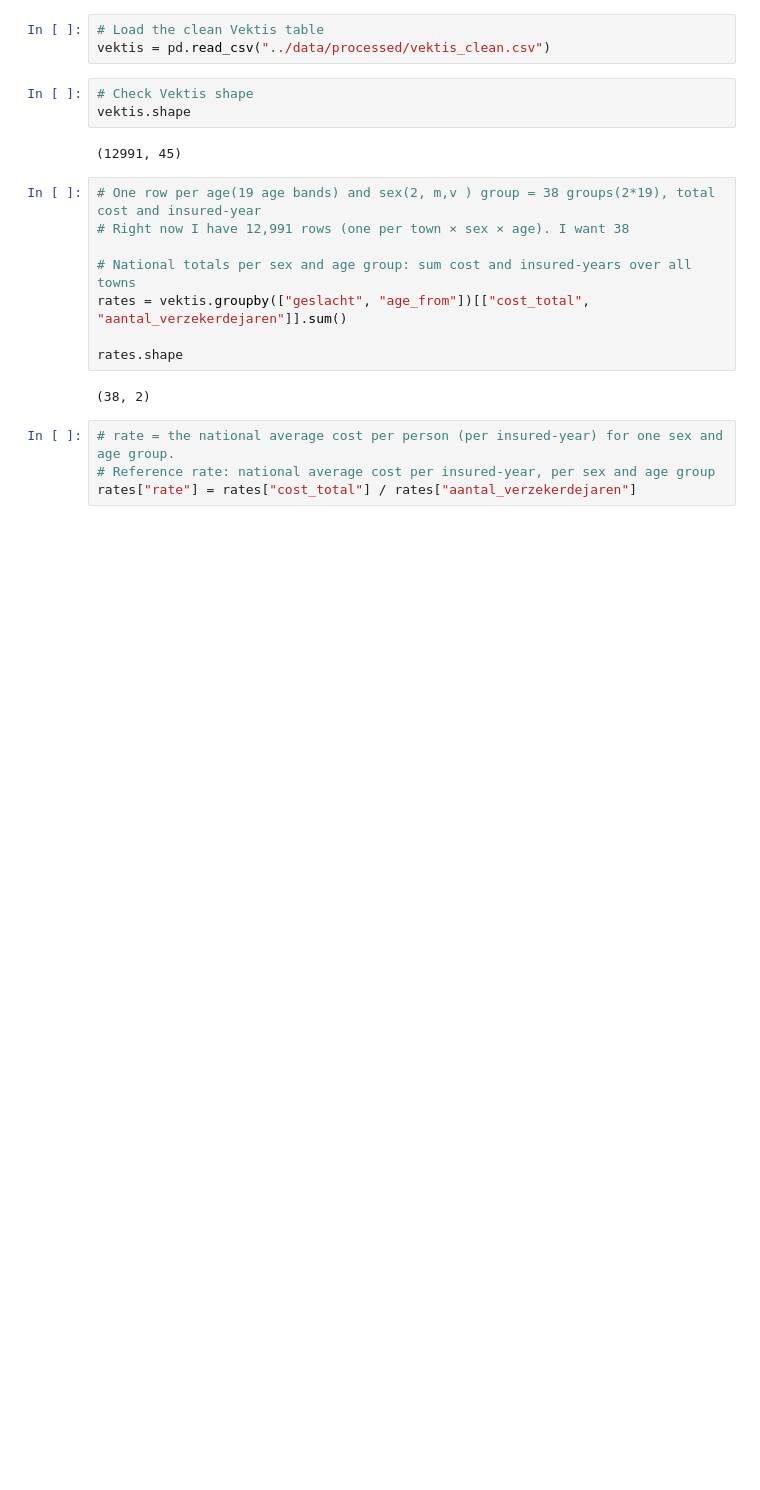
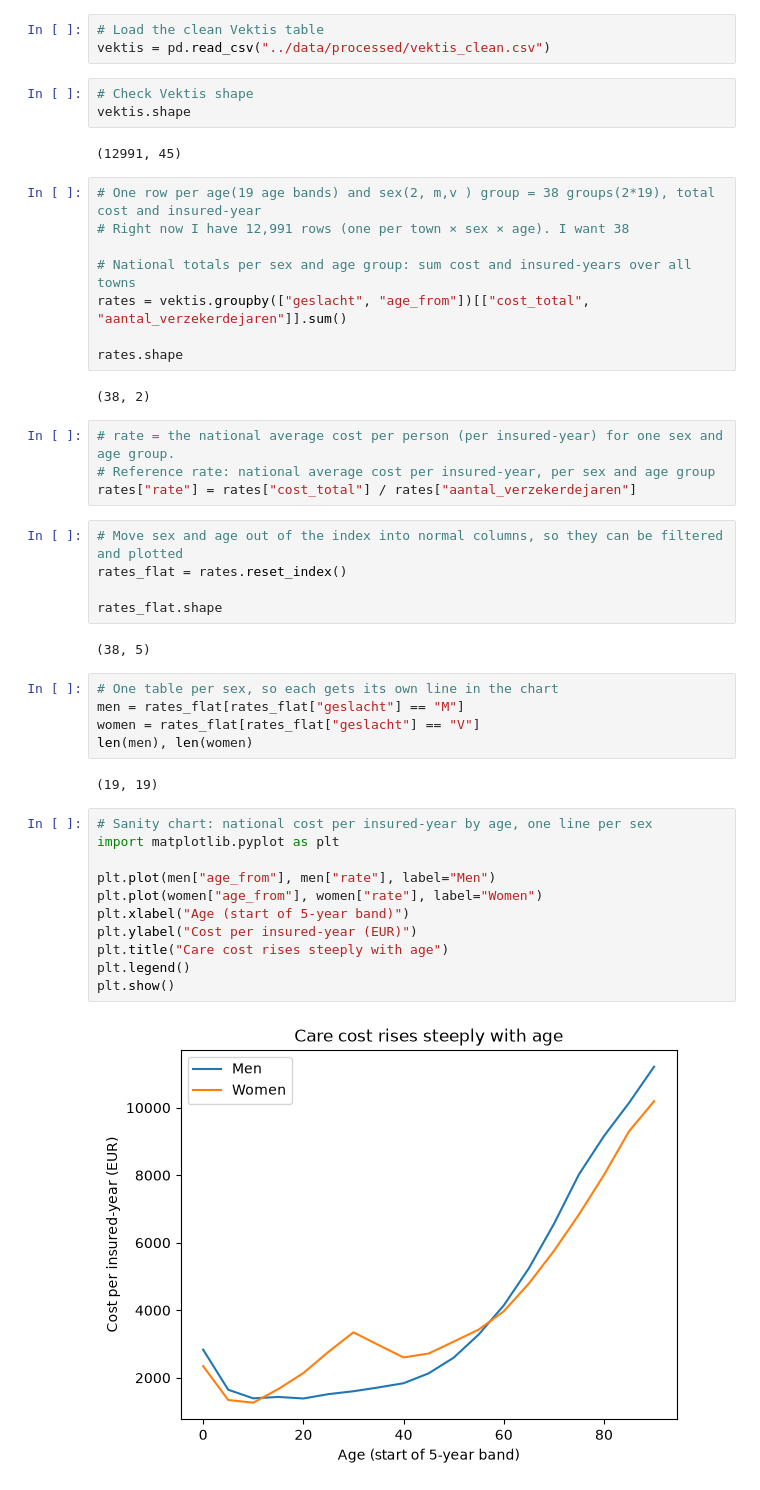
Before and after one commit to FaraRahimi/health-cost-benchmark, a Jupyter notebook: notebooks/03_analyse.ipynb, the cells around one changed output. Cells and saved outputs as stored; diff of their text form; blank space fills up the shorter version.

Commit message:
Analyse step 1: sanity chart of reference rates by age

```diff
--- a/notebooks/03_analyse.ipynb
+++ b/notebooks/03_analyse.ipynb
@@ -26,3 +29,30 @@ rates.shape
 # rate = the national average cost per person (per insured-year) for one sex and age group.
 # Reference rate: national average cost per insured-year, per sex and age group
 rates["rate"] = rates["cost_total"] / rates["aantal_verzekerdejaren"]
+# %%
+# Move sex and age out of the index into normal columns, so they can be filtered and plotted
+rates_flat = rates.reset_index()
+
+rates_flat.shape
+# %% [output]
+(38, 5)
+# %%
+# One table per sex, so each gets its own line in the chart
+men = rates_flat[rates_flat["geslacht"] == "M"]
+women = rates_flat[rates_flat["geslacht"] == "V"]
+len(men), len(women)
+# %% [output]
+(19, 19)
+# %%
+# Sanity chart: national cost per insured-year by age, one line per sex
+import matplotlib.pyplot as plt
+
+plt.plot(men["age_from"], men["rate"], label="Men")
+plt.plot(women["age_from"], women["rate"], label="Women")
+plt.xlabel("Age (start of 5-year band)")
+plt.ylabel("Cost per insured-year (EUR)")
+plt.title("Care cost rises steeply with age")
+plt.legend()
+plt.show()
+# %% [output]
+[figure, added]
```
Also changed, not shown: parts of 1 cell of this notebook.
